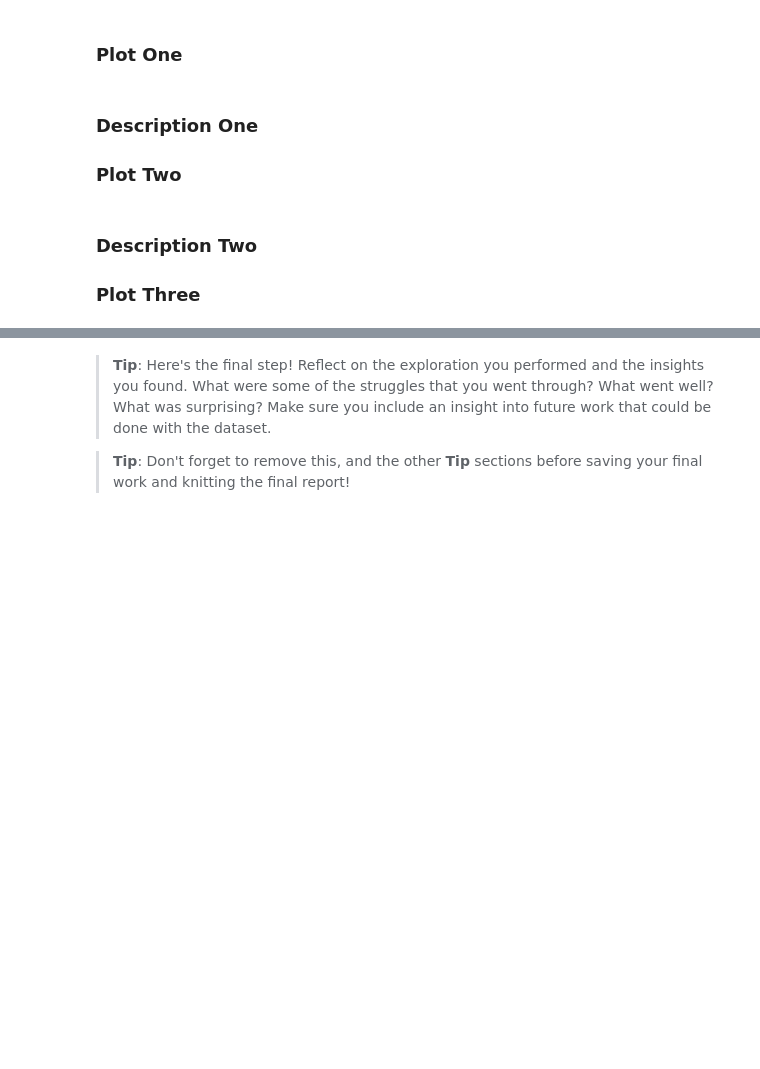
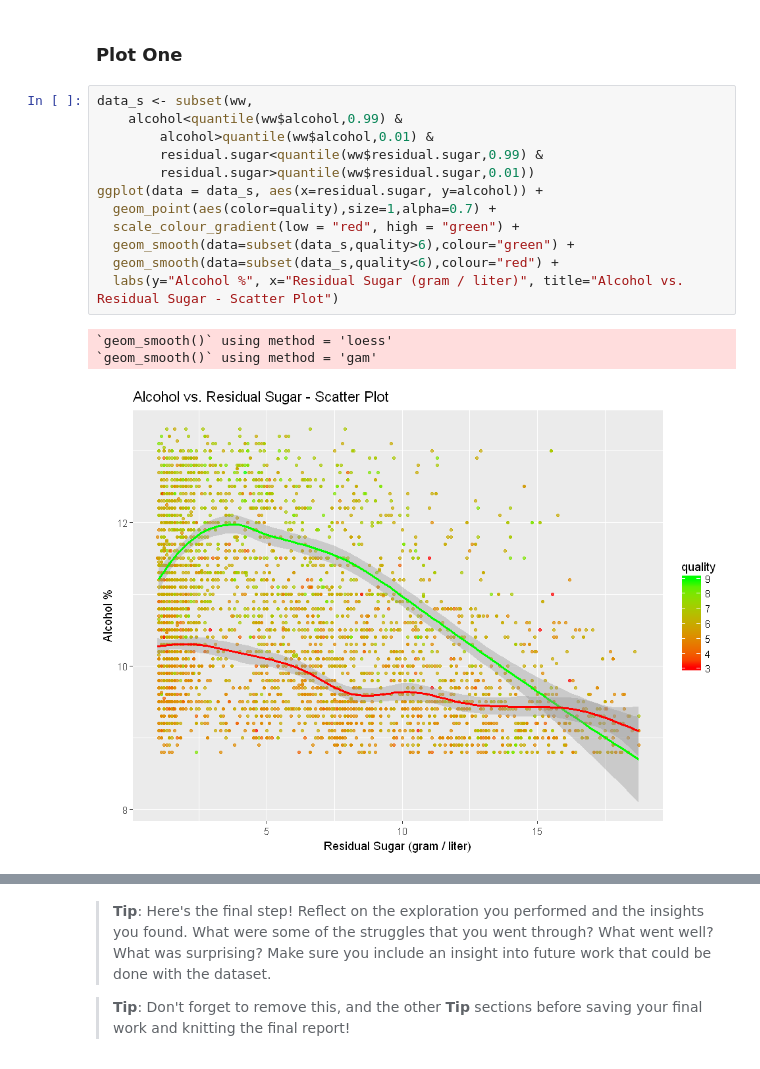
Before and after one commit to ftkurt/data-analyst-project-portfolio, a Jupyter notebook: udacity-data-analyst-nanodegree/project-5/Project-5-White-Wine-Quality.ipynb, the cells around one changed output, grey strips where cells are left out. Cells and saved outputs as stored; diff of their text form; blank space fills up the shorter version.

```diff
--- a/udacity-data-analyst-nanodegree/project-5/Project-5-White-Wine-Quality.ipynb
+++ b/udacity-data-analyst-nanodegree/project-5/Project-5-White-Wine-Quality.ipynb
@@ -843,13 +843,19 @@ units), and good aesthetic choices (e.g. color, transparency). After each plot,
 make sure you justify why you chose each plot by describing what it shows.
 # %% [markdown]
 ### Plot One
-# %% [markdown]
-### Description One
-
-
-### Plot Two
-# %% [markdown]
-### Description Two
-
-
-### Plot Three
+# %%
+data_s <- subset(ww,
+    alcohol<quantile(ww$alcohol,0.99) &
+        alcohol>quantile(ww$alcohol,0.01) &
+        residual.sugar<quantile(ww$residual.sugar,0.99) &
+        residual.sugar>quantile(ww$residual.sugar,0.01))
+ggplot(data = data_s, aes(x=residual.sugar, y=alcohol)) +
+  geom_point(aes(color=quality),size=1,alpha=0.7) +
+  scale_colour_gradient(low = "red", high = "green") +
+  geom_smooth(data=subset(data_s,quality>6),colour="green") +
+  geom_smooth(data=subset(data_s,quality<6),colour="red") +
+  labs(y="Alcohol %", x="Residual Sugar (gram / liter)", title="Alcohol vs. Residual Sugar - Scatter Plot")
+# %% [output]
+`geom_smooth()` using method = 'loess'
+`geom_smooth()` using method = 'gam'
+[figure, added]
```
Also changed, not shown: parts of 9 cells of this notebook.
